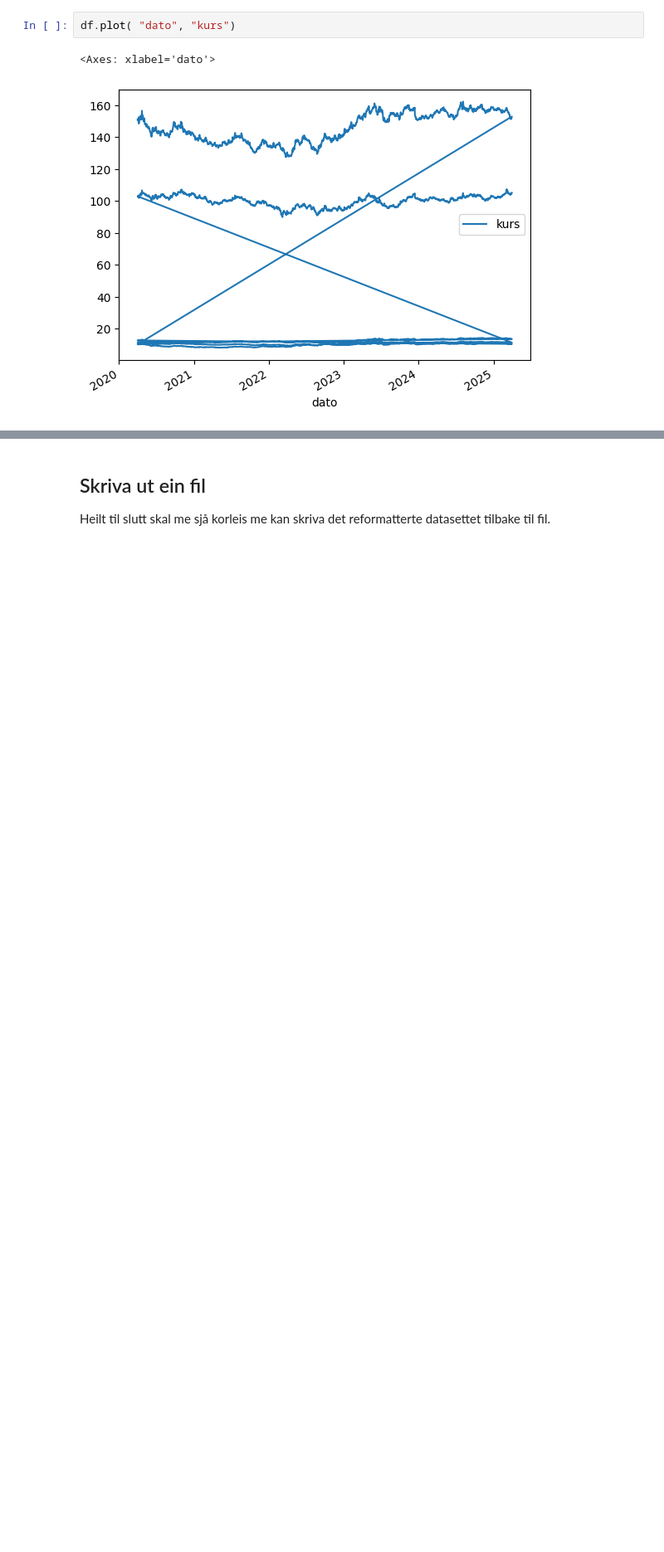
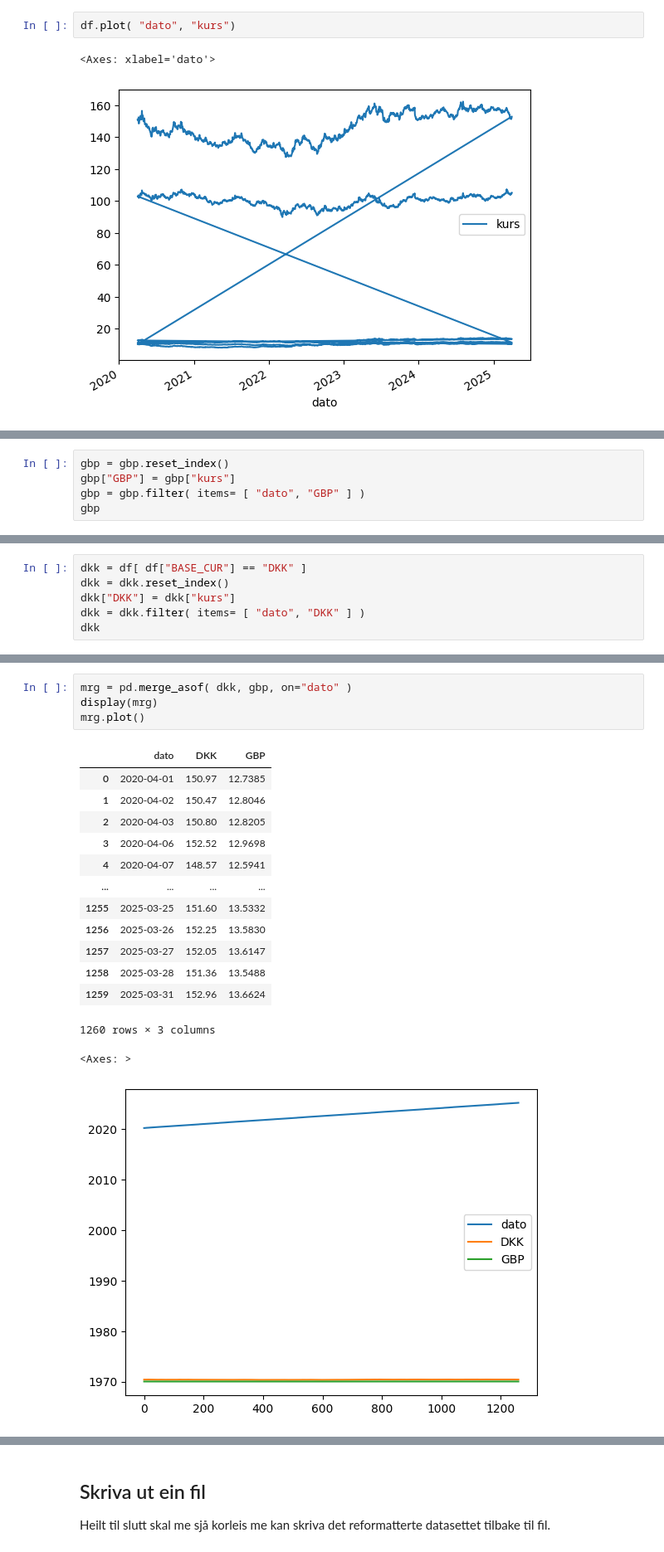
Before and after one commit to hgeorgsch/dataprogexercises, a Jupyter notebook: dataprog-obsidian/assets/csv01.ipynb, the cells around one changed output, grey strips where cells are left out. Shown at 83% size. Saved outputs shown, nothing was run; the diff lists cells and outputs as text; blank space fills up the shorter version.

```diff
--- a/dataprog-obsidian/assets/csv01.ipynb
+++ b/dataprog-obsidian/assets/csv01.ipynb
@@ -214,0 +259,5 @@ df.plot( "dato", "kurs")
+# %%
+gbp = gbp.reset_index()
+gbp["GBP"] = gbp["kurs"]
+gbp = gbp.filter( items= [ "dato", "GBP" ] )
+gbp
@@ -214,0 +283,6 @@ df.plot( "dato", "kurs")
+# %%
+dkk = df[ df["BASE_CUR"] == "DKK" ]
+dkk = dkk.reset_index()
+dkk["DKK"] = dkk["kurs"]
+dkk = dkk.filter( items= [ "dato", "DKK" ] )
+dkk
@@ -214,0 +308,20 @@ df.plot( "dato", "kurs")
+# %%
+mrg = pd.merge_asof( dkk, gbp, on="dato" )
+display(mrg)
+mrg.plot()
+# %% [output]
+|  | dato | DKK | GBP |
+| 0 | 2020-04-01 | 150.97 | 12.7385 |
+| 1 | 2020-04-02 | 150.47 | 12.8046 |
+| 2 | 2020-04-03 | 150.80 | 12.8205 |
+| 3 | 2020-04-06 | 152.52 | 12.9698 |
+| 4 | 2020-04-07 | 148.57 | 12.5941 |
+| ... | ... | ... | ... |
+| 1255 | 2025-03-25 | 151.60 | 13.5332 |
+| 1256 | 2025-03-26 | 152.25 | 13.5830 |
+| 1257 | 2025-03-27 | 152.05 | 13.6147 |
+| 1258 | 2025-03-28 | 151.36 | 13.5488 |
+| 1259 | 2025-03-31 | 152.96 | 13.6624 |
+1260 rows × 3 columns
+<Axes: >
+[figure, added]
```
Also changed, not shown: parts of 14 cells of this notebook, 1 other file.
